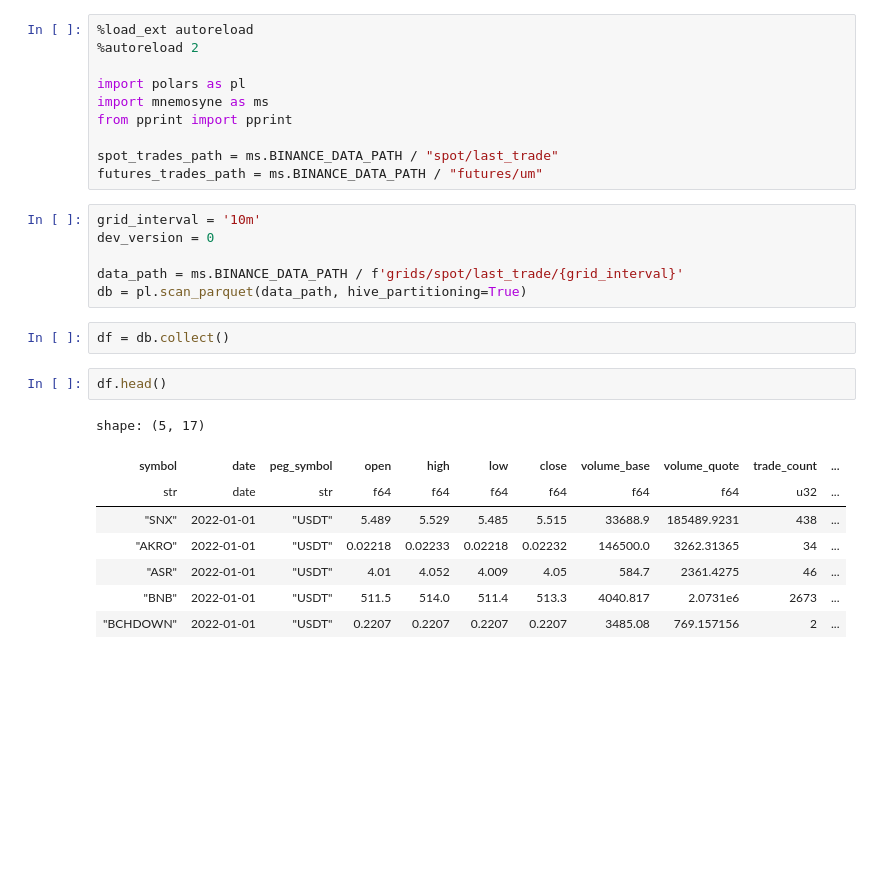
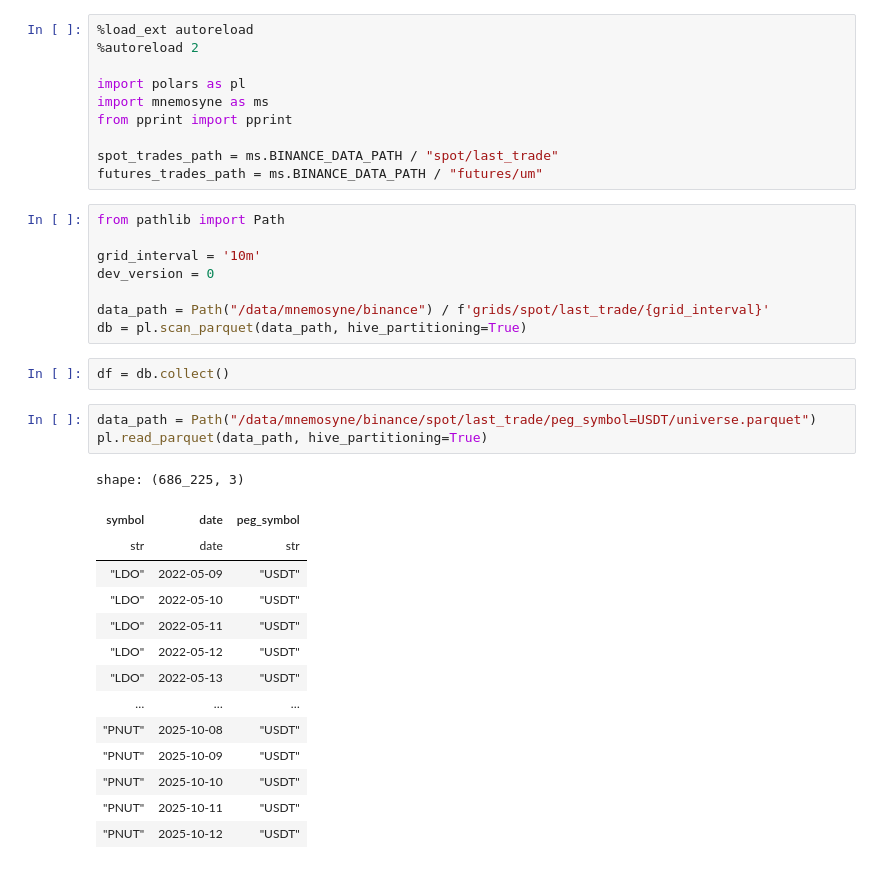
Before and after one commit to nlyu1/midas, a Jupyter notebook: mnemosyne/notebooks/workflows/binance/explore_binance_gridded.ipynb, the cells around one changed output. Cells and saved outputs as stored; diff of their text form; blank space fills up the shorter version.

```diff
--- a/mnemosyne/notebooks/workflows/binance/explore_binance_gridded.ipynb
+++ b/mnemosyne/notebooks/workflows/binance/explore_binance_gridded.ipynb
@@ -9,21 +9,30 @@ from pprint import pprint
 spot_trades_path = ms.BINANCE_DATA_PATH / "spot/last_trade"
 futures_trades_path = ms.BINANCE_DATA_PATH / "futures/um"
 # %%
+from pathlib import Path
+
 grid_interval = '10m'
 dev_version = 0
 
-data_path = ms.BINANCE_DATA_PATH / f'grids/spot/last_trade/{grid_interval}'
+data_path = Path("/data/mnemosyne/binance") / f'grids/spot/last_trade/{grid_interval}'
 db = pl.scan_parquet(data_path, hive_partitioning=True)
 # %%
 df = db.collect()
 # %%
-df.head()
+data_path = Path("/data/mnemosyne/binance/spot/last_trade/peg_symbol=USDT/universe.parquet")
+pl.read_parquet(data_path, hive_partitioning=True)
 # %% [output]
-shape: (5, 17)
+shape: (686_225, 3)
-| symbol | date | peg_symbol | open | high | low | close | volume_base | volume_quote | trade_count | ... |
-| str | date | str | f64 | f64 | f64 | f64 | f64 | f64 | u32 | ... |
-| "SNX" | 2022-01-01 | "USDT" | 5.489 | 5.529 | 5.485 | 5.515 | 33688.9 | 185489.9231 | 438 | ... |
-| "AKRO" | 2022-01-01 | "USDT" | 0.02218 | 0.02233 | 0.02218 | 0.02232 | 146500.0 | 3262.31365 | 34 | ... |
-| "ASR" | 2022-01-01 | "USDT" | 4.01 | 4.052 | 4.009 | 4.05 | 584.7 | 2361.4275 | 46 | ... |
-| "BNB" | 2022-01-01 | "USDT" | 511.5 | 514.0 | 511.4 | 513.3 | 4040.817 | 2.0731e6 | 2673 | ... |
-| "BCHDOWN" | 2022-01-01 | "USDT" | 0.2207 | 0.2207 | 0.2207 | 0.2207 | 3485.08 | 769.157156 | 2 | ... |
+| symbol | date | peg_symbol |
+| str | date | str |
+| "LDO" | 2022-05-09 | "USDT" |
+| "LDO" | 2022-05-10 | "USDT" |
+| "LDO" | 2022-05-11 | "USDT" |
+| "LDO" | 2022-05-12 | "USDT" |
+| "LDO" | 2022-05-13 | "USDT" |
+| … | … | … |
+| "PNUT" | 2025-10-08 | "USDT" |
+| "PNUT" | 2025-10-09 | "USDT" |
+| "PNUT" | 2025-10-10 | "USDT" |
+| "PNUT" | 2025-10-11 | "USDT" |
+| "PNUT" | 2025-10-12 | "USDT" |
```
Also changed, not shown: parts of 1 cell of this notebook, 36 other files.
